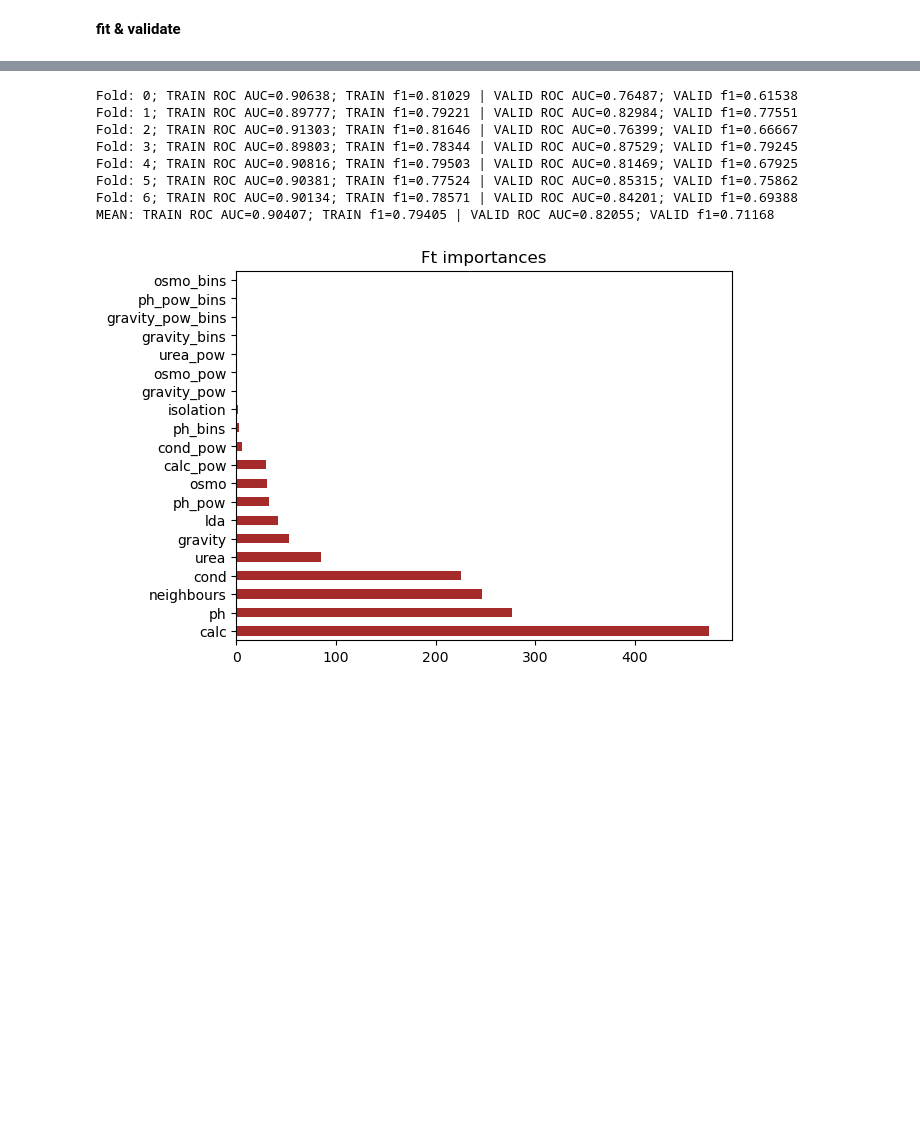
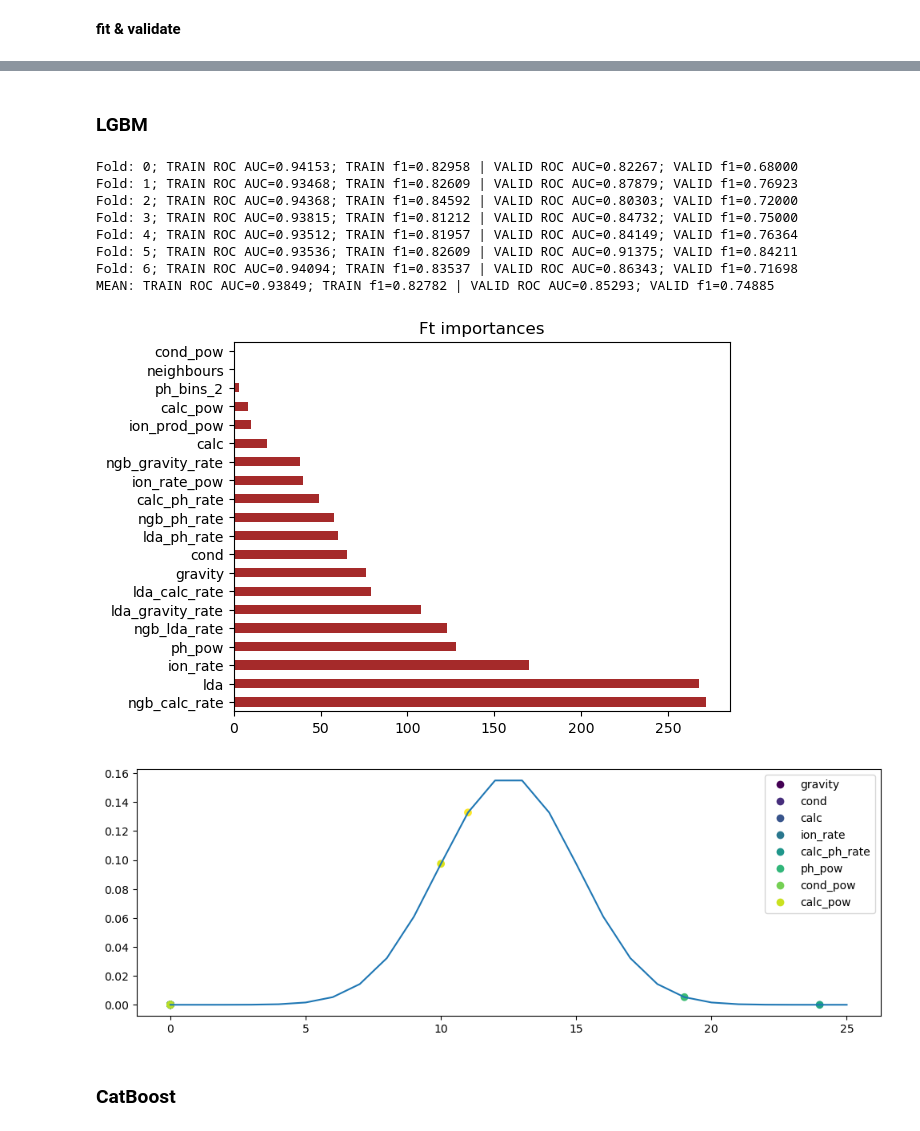
Before and after one commit to j2cry/playground, a Jupyter notebook: S3E12/research.ipynb, the cells around one changed output, grey strips where cells are left out. Saved outputs shown, nothing was run; the diff lists cells and outputs as text; code cells hidden in the pictures; blank space fills up the shorter version.

```diff
--- a/S3E12/research.ipynb
+++ b/S3E12/research.ipynb
@@ -165,17 +135,23 @@ MEAN: TRAIN ROC AUC=0.87356; TRAIN f1=0.76149 | VALID ROC AUC=0.62433; VALID f1=
+# %% [markdown]
+### LGBM
 # %%
 # FIT LGBM
 est = checkup(LGBMClassifier(n_estimators=250, learning_rate=0.01, max_depth=3, n_jobs=-1, random_state=11), X, folds=7);
 feat_importances = pd.Series(est.feature_importances_, index=X.columns)
 feat_importances.nlargest(20).plot(kind='barh', title='Ft importances', color='brown');
+imp = boruta(X, y, iterations=25, seed=17, plot=True, estimator=est)
 # %% [output]
-Fold: 0; TRAIN ROC AUC=0.90638; TRAIN f1=0.81029 | VALID ROC AUC=0.76487; VALID f1=0.61538
-Fold: 1; TRAIN ROC AUC=0.89777; TRAIN f1=0.79221 | VALID ROC AUC=0.82984; VALID f1=0.77551
-Fold: 2; TRAIN ROC AUC=0.91303; TRAIN f1=0.81646 | VALID ROC AUC=0.76399; VALID f1=0.66667
-Fold: 3; TRAIN ROC AUC=0.89803; TRAIN f1=0.78344 | VALID ROC AUC=0.87529; VALID f1=0.79245
-Fold: 4; TRAIN ROC AUC=0.90816; TRAIN f1=0.79503 | VALID ROC AUC=0.81469; VALID f1=0.67925
-Fold: 5; TRAIN ROC AUC=0.90381; TRAIN f1=0.77524 | VALID ROC AUC=0.85315; VALID f1=0.75862
-Fold: 6; TRAIN ROC AUC=0.90134; TRAIN f1=0.78571 | VALID ROC AUC=0.84201; VALID f1=0.69388
-MEAN: TRAIN ROC AUC=0.90407; TRAIN f1=0.79405 | VALID ROC AUC=0.82055; VALID f1=0.71168
+Fold: 0; TRAIN ROC AUC=0.94153; TRAIN f1=0.82958 | VALID ROC AUC=0.82267; VALID f1=0.68000
+Fold: 1; TRAIN ROC AUC=0.93468; TRAIN f1=0.82609 | VALID ROC AUC=0.87879; VALID f1=0.76923
+Fold: 2; TRAIN ROC AUC=0.94368; TRAIN f1=0.84592 | VALID ROC AUC=0.80303; VALID f1=0.72000
+Fold: 3; TRAIN ROC AUC=0.93815; TRAIN f1=0.81212 | VALID ROC AUC=0.84732; VALID f1=0.75000
+Fold: 4; TRAIN ROC AUC=0.93512; TRAIN f1=0.81957 | VALID ROC AUC=0.84149; VALID f1=0.76364
+Fold: 5; TRAIN ROC AUC=0.93536; TRAIN f1=0.82609 | VALID ROC AUC=0.91375; VALID f1=0.84211
+Fold: 6; TRAIN ROC AUC=0.94094; TRAIN f1=0.83537 | VALID ROC AUC=0.86343; VALID f1=0.71698
+MEAN: TRAIN ROC AUC=0.93849; TRAIN f1=0.82782 | VALID ROC AUC=0.85293; VALID f1=0.74885
-[figure, old version]
+[figure, new version]
+[figure, added]
+# %% [markdown]
+### CatBoost
 # %%
 # FIT CatBoost
```
Also changed, not shown: parts of 21 cells of this notebook, 3 other files.
